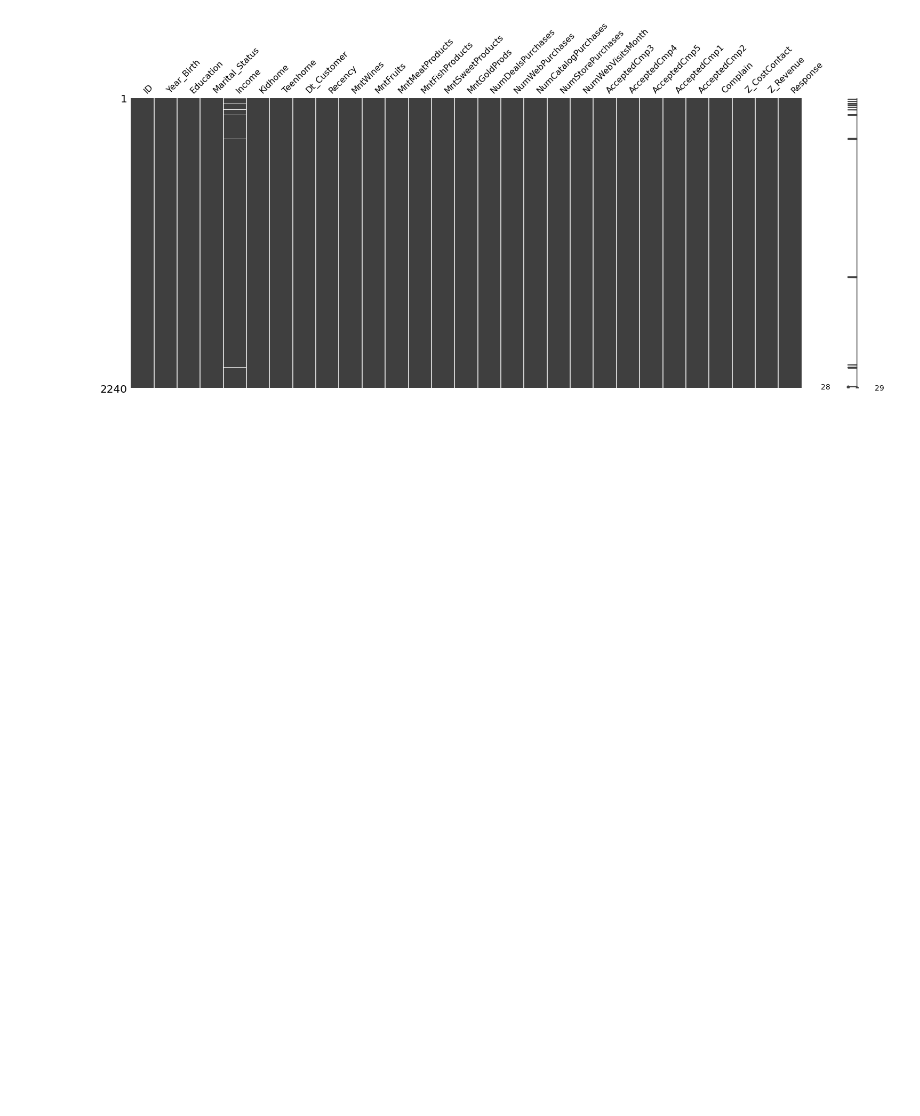
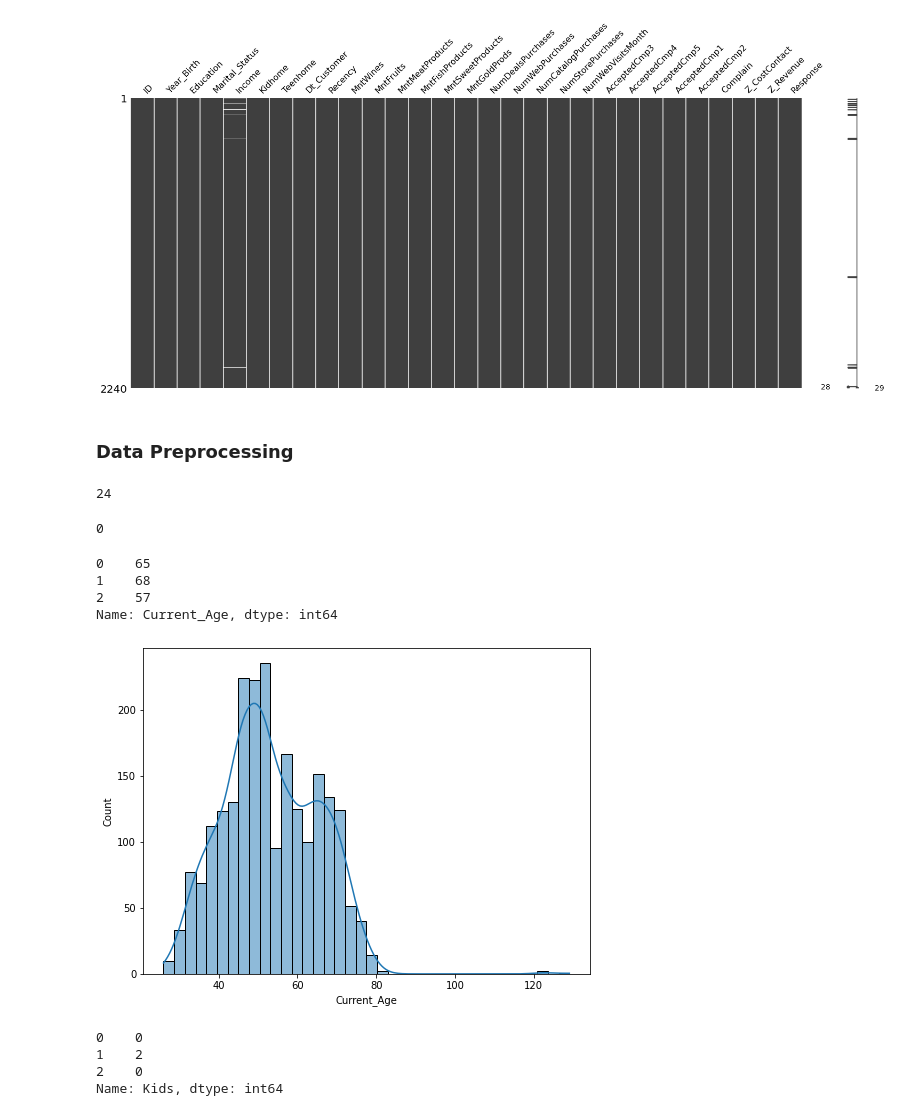
Before and after one commit to PremKumar-V/ML_Projects, a Jupyter notebook: Customer_Personality_Analysis.ipynb, the cells around one changed output. Drawn from its saved outputs; the diff is of its cells as text; code cells hidden in the pictures; blank space fills up the shorter version.

```diff
--- a/Customer_Personality_Analysis.ipynb
+++ b/Customer_Personality_Analysis.ipynb
@@ -122,3 +122,36 @@ mn.matrix(df)
 plt.show()
 # %% [output]
 [figure]
+# %% [markdown]
+### Data Preprocessing
+# %%
+df['Income'].isna().sum()
+# %% [output]
+24
+# %%
+df['Income'] = df['Income'].fillna(df['Income'].median())
+df['Income'].isna().sum()
+# %% [output]
+0
+# %%
+df['Current_Age'] = 2022 - df['Year_Birth']
+df['Current_Age'].head(3)
+# %% [output]
+0    65
+1    68
+2    57
+Name: Current_Age, dtype: int64
+# %%
+plt.figure(figsize = (8, 6))
+sns.histplot(df['Current_Age'], kde = True)
+plt.show()
+# %% [output]
+[figure, added]
+# %%
+df['Kids'] = df['Kidhome'] + df['Teenhome']
+df['Kids'].head(3)
+# %% [output]
+0    0
+1    2
+2    0
+Name: Kids, dtype: int64
```
Also changed, not shown: parts of 4 cells of this notebook.
